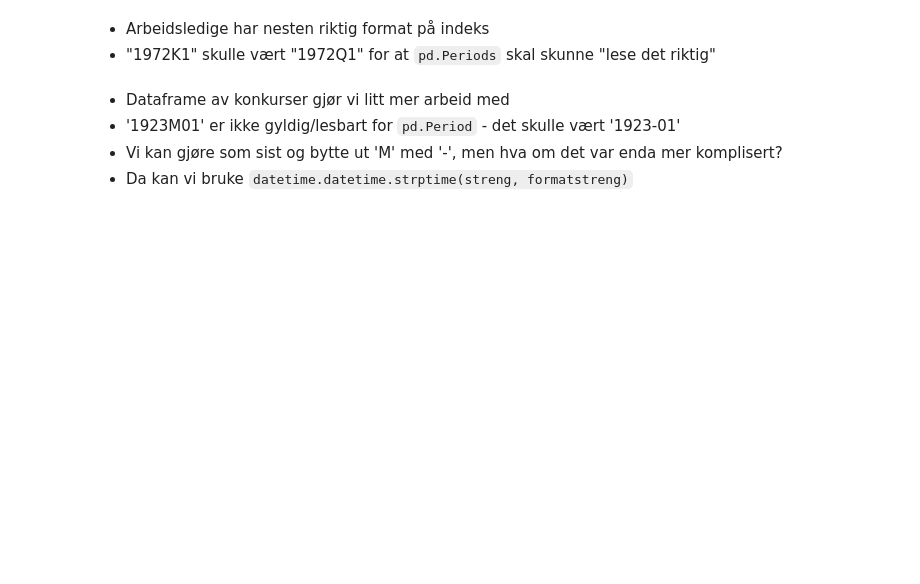
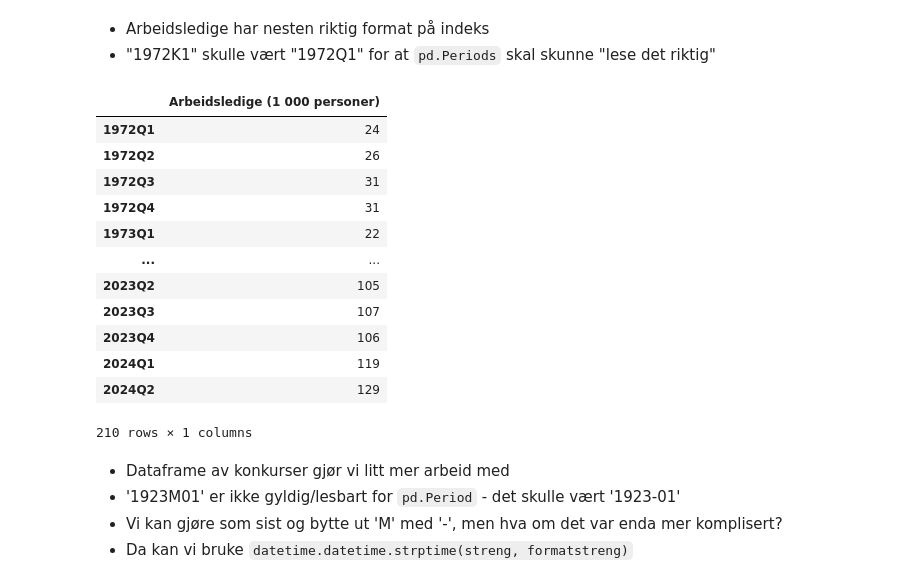
Before and after one commit to jonasjul/IIRA2001H24, a Jupyter notebook: 9-Pandas III/Pandas-Lese-Data-JH.ipynb, the cells around one changed output. Saved outputs shown, nothing was run; the diff lists cells and outputs as text; code cells hidden in the pictures; blank space fills up the shorter version.

```diff
--- a/9-Pandas III/Pandas-Lese-Data-JH.ipynb
+++ b/9-Pandas III/Pandas-Lese-Data-JH.ipynb
@@ -364,8 +387,28 @@ display(arbeidsledige_df.head(2))
 # %%
 arbeidsledige_df = pd.read_csv("arbeidsledige.csv", sep=";", header=1, index_col=0)
 arbeidsledige_df.index.name = None
 
 #Vi bytter ut "K" med "Q" ved å bruke .apply eller .map på indexen
+def byttKtilQ(kvartal_ssb_formatering):
+    ny_formatering = kvartal_ssb_formatering.replace("K", "Q")
+    return ny_formatering
+
+arbeidsledige_df.index = pd.PeriodIndex(arbeidsledige_df.index.map(byttKtilQ), freq='Q')
+arbeidsledige_df
+# %% [output]
+|  | Arbeidsledige (1 000 personer) |
+| 1972Q1 | 24 |
+| 1972Q2 | 26 |
+| 1972Q3 | 31 |
+| 1972Q4 | 31 |
+| 1973Q1 | 22 |
+| ... | ... |
+| 2023Q2 | 105 |
+| 2023Q3 | 107 |
+| 2023Q4 | 106 |
+| 2024Q1 | 119 |
+| 2024Q2 | 129 |
+210 rows × 1 columns
 # %% [markdown]
 * Dataframe av konkurser gjør vi litt mer arbeid med
 * '1923M01' er ikke gyldig/lesbart for `pd.Period` - det skulle vært '1923-01'
```
Also changed, not shown: parts of 9 cells of this notebook, 5 other files.
